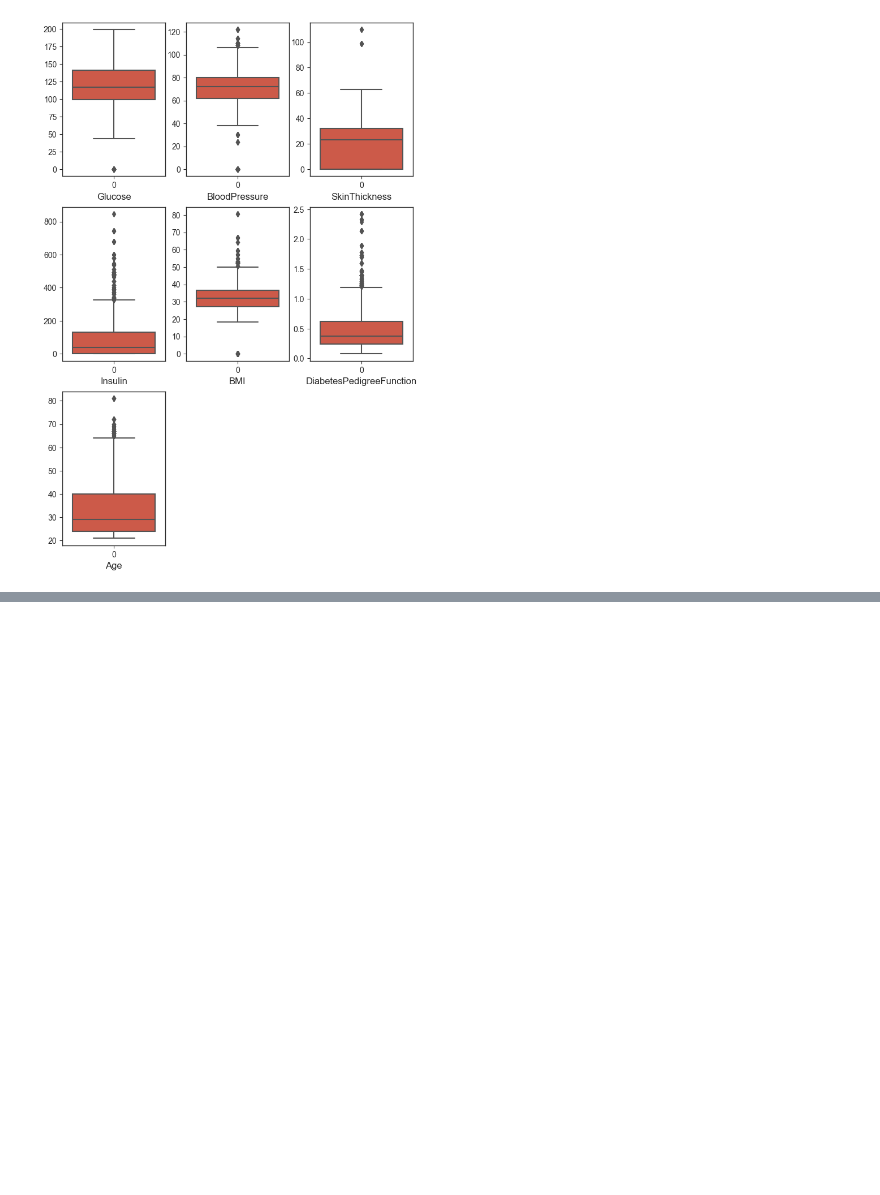
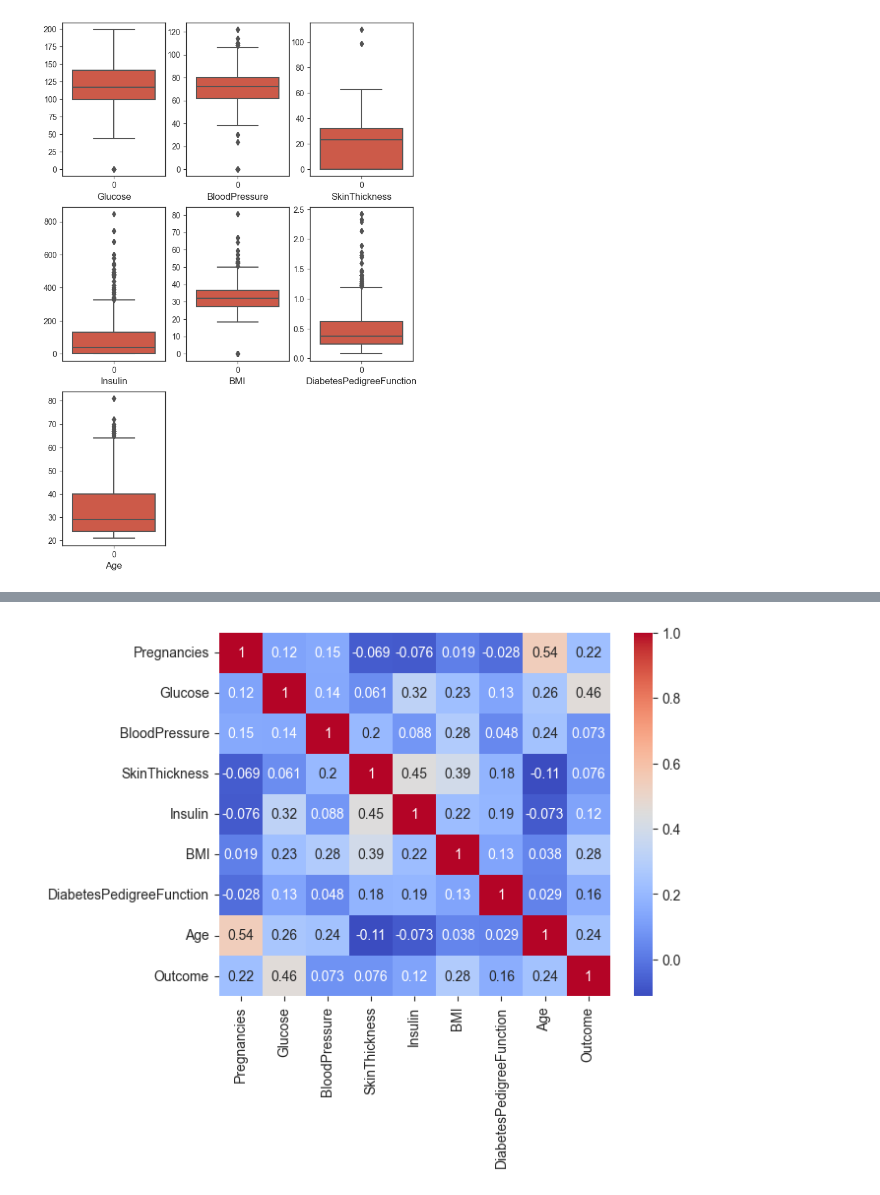
Before and after one commit to JonBws/Diabetes_Classification, a Jupyter notebook: notebook/EDA.ipynb, the cells around one changed output, grey strips where cells are left out. Cells and saved outputs as stored; diff of their text form; code cells hidden in the pictures; blank space fills up the shorter version.

```diff
--- a/notebook/EDA.ipynb
+++ b/notebook/EDA.ipynb
@@ -215,0 +235,7 @@ plt.show()
+# %%
+# heat map
+data_corr=data.drop('Id', axis=1).corr()
+sns.heatmap(data_corr, cmap='coolwarm', annot=True)
+plt.show()
+# %% [output]
+[figure, added]
```
Also changed, not shown: parts of 8 cells of this notebook.
